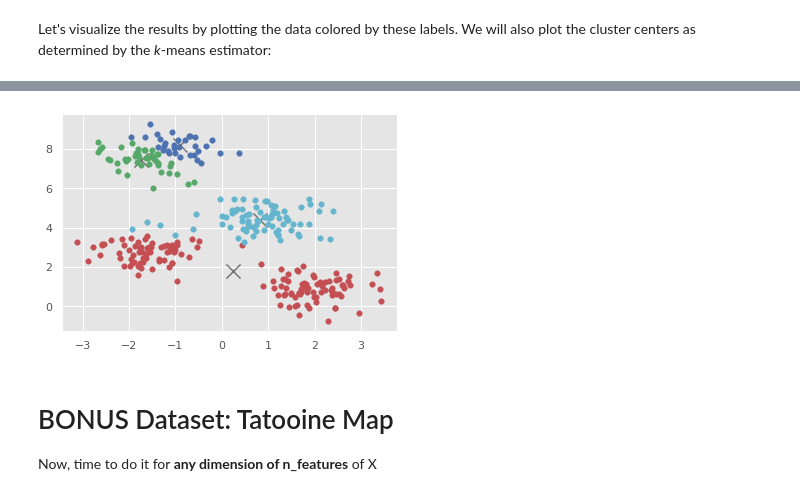
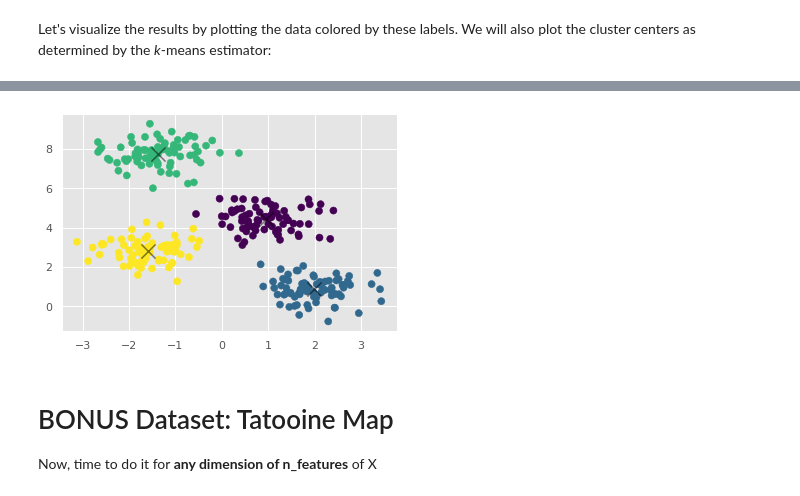
Before and after one commit to jobyid/StriveSchool, a Jupyter notebook: Machine Learning/d5_KMeans/00_KMeans_From_Scratch.ipynb, the cells around one changed output, grey strips where cells are left out. Drawn from its saved outputs; the diff is of its cells as text; code cells hidden in the pictures.

```diff
--- a/Machine Learning/d5_KMeans/00_KMeans_From_Scratch.ipynb
+++ b/Machine Learning/d5_KMeans/00_KMeans_From_Scratch.ipynb
@@ -102,0 +139,5 @@ class K_Means:
+# %%
+scr = K_Means(4)
+scr.fit(X)
+x = scr.predict(X)
+plt.scatter(X[:, 0], X[:, 1], s=50, cmap='viridis')
@@ -127,15 +190,14 @@ plt.scatter(centers[:, 0], centers[:, 1], c='black', s=200, alpha=0.5);
 # %%
 colors = 10*["r", "g", "c", "b", "k"]
+scr = K_Means(4)
+scr.fit(X)
 
+plt.scatter(X[:, 0], X[:, 1], c=scr.predict(X), s=50, cmap='viridis')
 for centroid in scr.centroids:
 	plt.scatter(scr.centroids[centroid][0], scr.centroids[centroid][1],  marker = "x", c='black', s=200, alpha=0.5)
-
-for classification in scr.classes:
-	color = colors[classification]
-	for features in scr.classes[classification]:
-		plt.scatter(features[0], features[1], color = color,s = 30)
+plt.show()
 # %% [output]
-[figure, old version]
+[figure, new version]
 # %% [markdown]
 # BONUS Dataset: Tatooine Map
 Now, time to do it for **any dimension of n_features** of X
```
Also changed, not shown: parts of 6 cells of this notebook, 1 other file.
